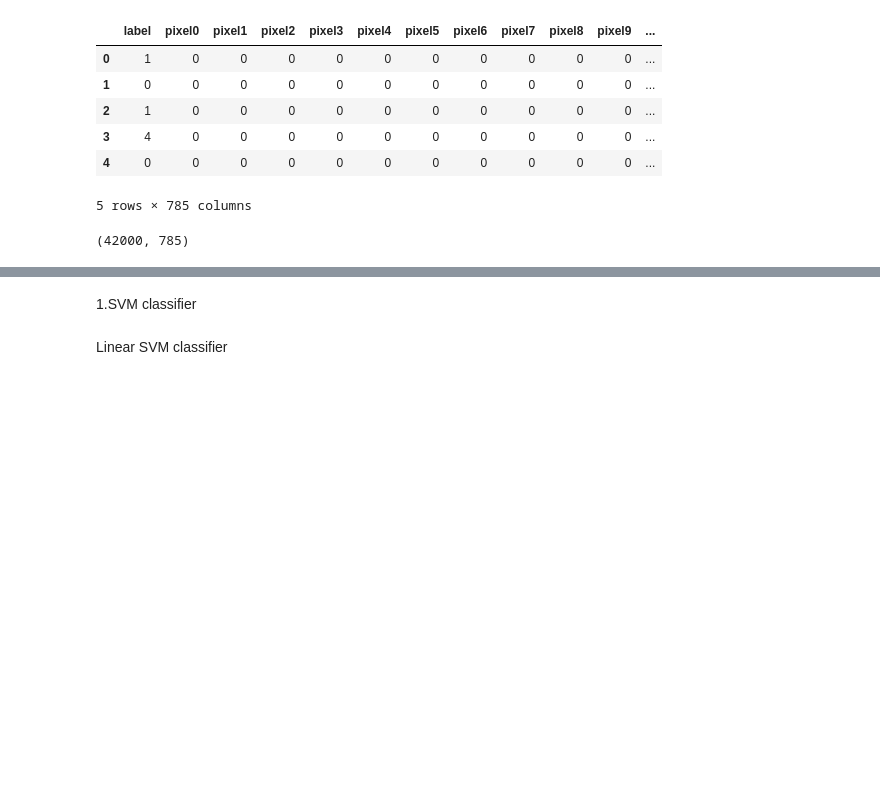
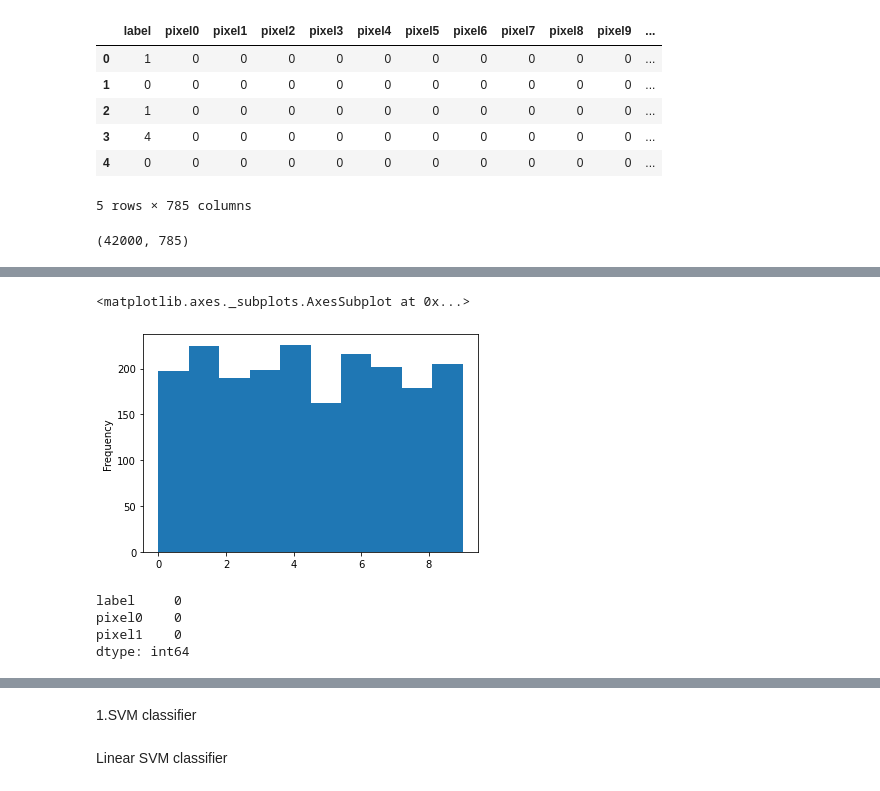
Before and after one commit to MansiSinghP/MACHINE-LEARNING-PROJECTS, a Jupyter notebook: MNIST_dataset.ipynb, the cells around one changed output, grey strips where cells are left out. Cells and saved outputs as stored; diff of their text form; code cells hidden in the pictures; blank space fills up the shorter version.

```diff
--- a/MNIST_dataset.ipynb
+++ b/MNIST_dataset.ipynb
@@ -38,0 +46,14 @@ dataset.head()
+# %%
+dataset['label'].plot.hist()
+# %% [output]
+<matplotlib.axes._subplots.AxesSubplot at 0x...>
+[figure, added]
+# %%
+# there are no missing values in the dataset
+
+dataset.isnull().sum().head(10)
+# %% [output]
+label     0
+pixel0    0
+pixel1    0
+dtype: int64
```
Also changed, not shown: parts of 15 cells of this notebook.
